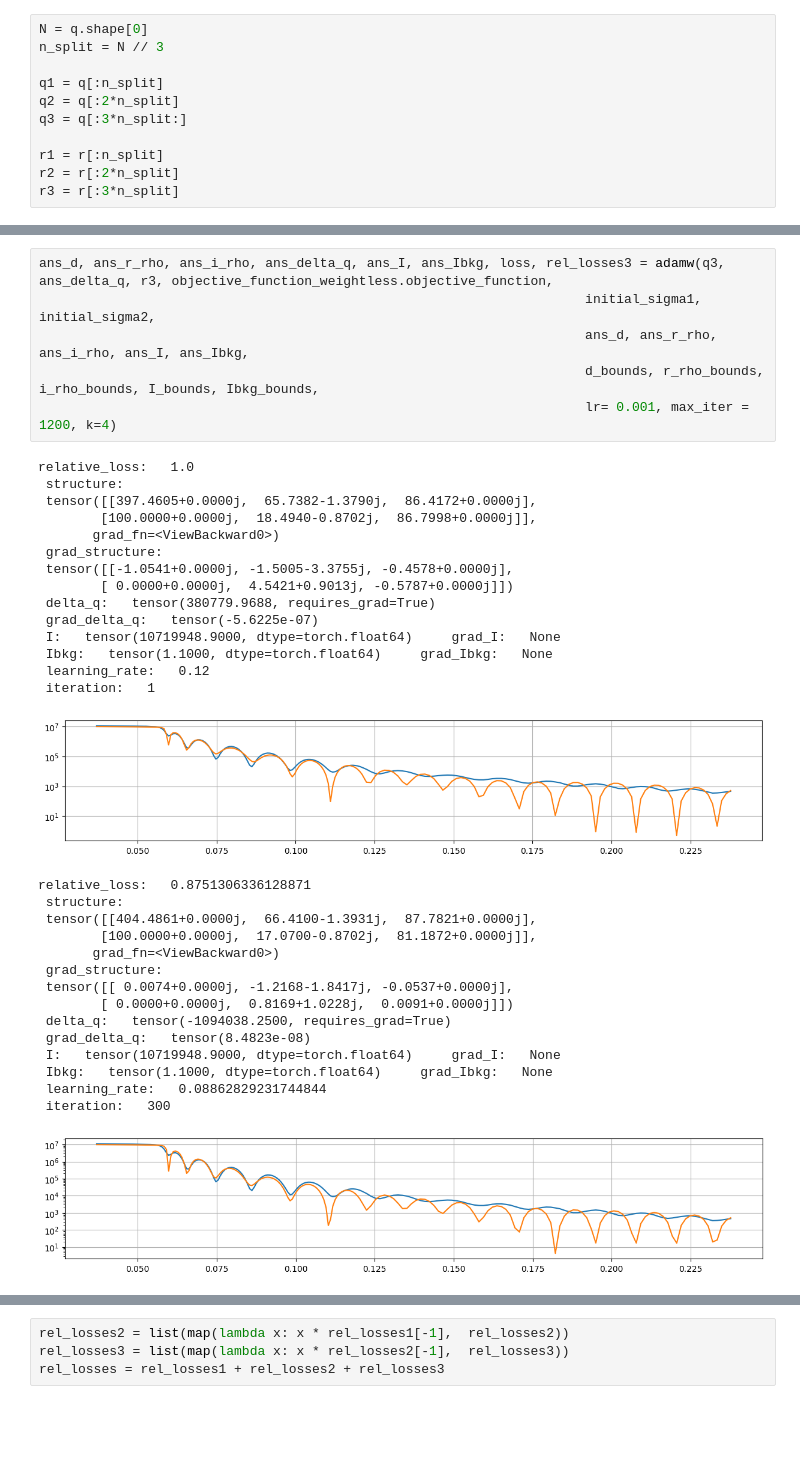
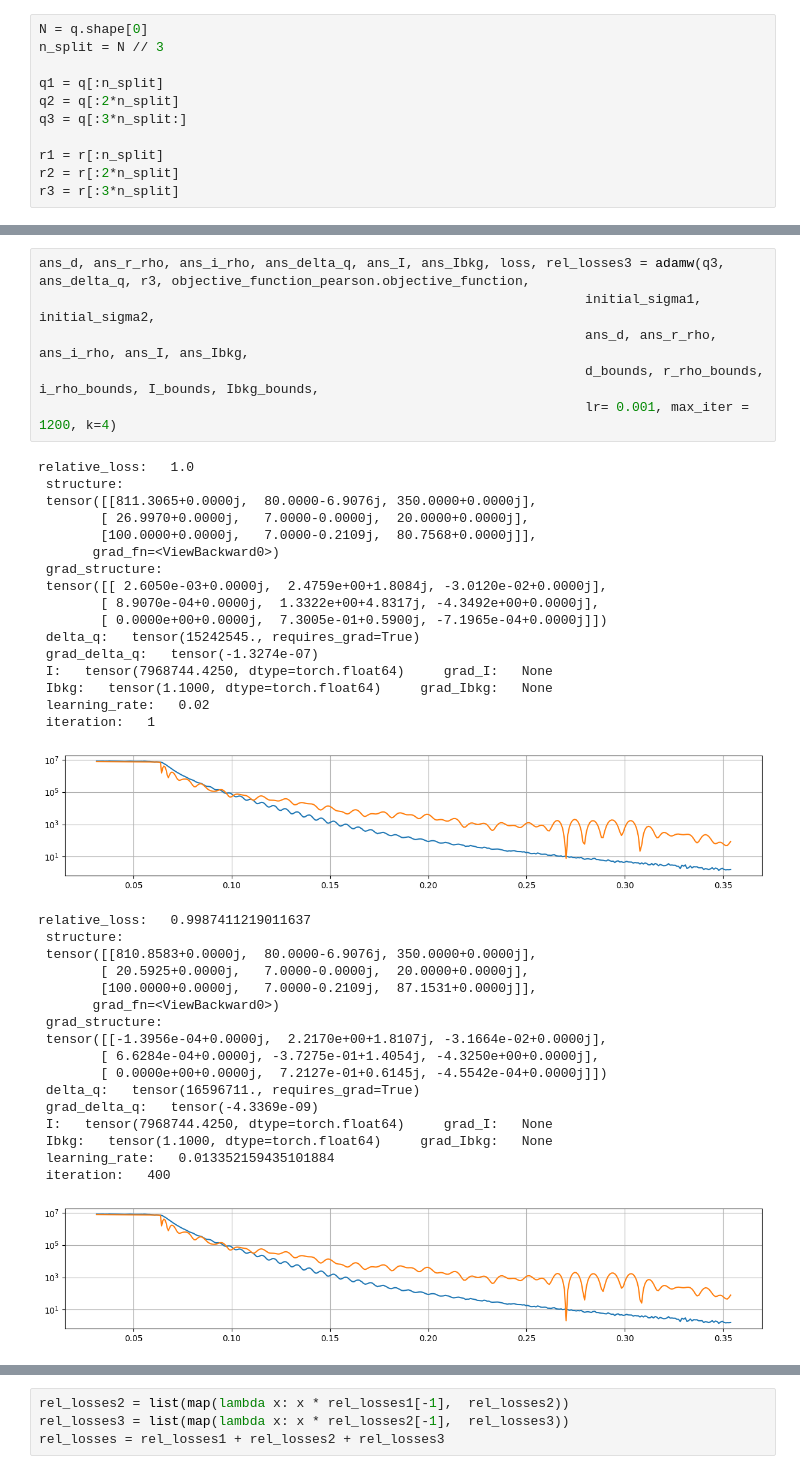
Before and after one commit to bool8192/Reflectometry, a Jupyter notebook: Documents/REF/fitting_experiment_pie/fitting.ipynb, the cells around one changed output, grey strips where cells are left out. Saved outputs shown, nothing was run; the diff lists cells and outputs as text; blank space fills up the shorter version.

```diff
--- a/Documents/REF/fitting_experiment_pie/fitting.ipynb
+++ b/Documents/REF/fitting_experiment_pie/fitting.ipynb
@@ -215,37 +233,41 @@ relative_loss:   0.9712131155111341
 # %%
-ans_d, ans_r_rho, ans_i_rho, ans_delta_q, ans_I, ans_Ibkg, loss, rel_losses3 = adamw(q3, ans_delta_q, r3, objective_function_weightless.objective_function,
+ans_d, ans_r_rho, ans_i_rho, ans_delta_q, ans_I, ans_Ibkg, loss, rel_losses3 = adamw(q3, ans_delta_q, r3, objective_function_pearson.objective_function,
                                                                       initial_sigma1, initial_sigma2,
                                                                       ans_d, ans_r_rho, ans_i_rho, ans_I, ans_Ibkg,
                                                                       d_bounds, r_rho_bounds, i_rho_bounds, I_bounds, Ibkg_bounds,
                                                                       lr= 0.001, max_iter = 1200, k=4)
 # %% [output]
 relative_loss:   1.0
  structure:
- tensor([[397.4605+0.0000j,  65.7382-1.3790j,  86.4172+0.0000j],
-        [100.0000+0.0000j,  18.4940-0.8702j,  86.7998+0.0000j]],
+ tensor([[811.3065+0.0000j,  80.0000-6.9076j, 350.0000+0.0000j],
+        [ 26.9970+0.0000j,   7.0000-0.0000j,  20.0000+0.0000j],
+        [100.0000+0.0000j,   7.0000-0.2109j,  80.7568+0.0000j]],
        grad_fn=<ViewBackward0>)
  grad_structure:
- tensor([[-1.0541+0.0000j, -1.5005-3.3755j, -0.4578+0.0000j],
-        [ 0.0000+0.0000j,  4.5421+0.9013j, -0.5787+0.0000j]])
- delta_q:   tensor(380779.9688, requires_grad=True)
- grad_delta_q:   tensor(-5.6225e-07)
- I:   tensor(10719948.9000, dtype=torch.float64)     grad_I:   None
+ tensor([[ 2.6050e-03+0.0000j,  2.4759e+00+1.8084j, -3.0120e-02+0.0000j],
+        [ 8.9070e-04+0.0000j,  1.3322e+00+4.8317j, -4.3492e+00+0.0000j],
+        [ 0.0000e+00+0.0000j,  7.3005e-01+0.5900j, -7.1965e-04+0.0000j]])
+ delta_q:   tensor(15242545., requires_grad=True)
+ grad_delta_q:   tensor(-1.3274e-07)
+ I:   tensor(7968744.4250, dtype=torch.float64)     grad_I:   None
  Ibkg:   tensor(1.1000, dtype=torch.float64)     grad_Ibkg:   None
- learning_rate:   0.12
+ learning_rate:   0.02
  iteration:   1
-[figure, old version]
+[figure, new version]
-relative_loss:   0.8751306336128871
+relative_loss:   0.9987411219011637
  structure:
- tensor([[404.4861+0.0000j,  66.4100-1.3931j,  87.7821+0.0000j],
-        [100.0000+0.0000j,  17.0700-0.8702j,  81.1872+0.0000j]],
+ tensor([[810.8583+0.0000j,  80.0000-6.9076j, 350.0000+0.0000j],
+        [ 20.5925+0.0000j,   7.0000-0.0000j,  20.0000+0.0000j],
+        [100.0000+0.0000j,   7.0000-0.2109j,  87.1531+0.0000j]],
        grad_fn=<ViewBackward0>)
  grad_structure:
- tensor([[ 0.0074+0.0000j, -1.2168-1.8417j, -0.0537+0.0000j],
-        [ 0.0000+0.0000j,  0.8169+1.0228j,  0.0091+0.0000j]])
- delta_q:   tensor(-1094038.2500, requires_grad=True)
- grad_delta_q:   tensor(8.4823e-08)
- I:   tensor(10719948.9000, dtype=torch.float64)     grad_I:   None
+ tensor([[-1.3956e-04+0.0000j,  2.2170e+00+1.8107j, -3.1664e-02+0.0000j],
+        [ 6.6284e-04+0.0000j, -3.7275e-01+1.4054j, -4.3250e+00+0.0000j],
+        [ 0.0000e+00+0.0000j,  7.2127e-01+0.6145j, -4.5542e-04+0.0000j]])
+ delta_q:   tensor(16596711., requires_grad=True)
+ grad_delta_q:   tensor(-4.3369e-09)
+ I:   tensor(7968744.4250, dtype=torch.float64)     grad_I:   None
  Ibkg:   tensor(1.1000, dtype=torch.float64)     grad_Ibkg:   None
- learning_rate:   0.08862829231744844
- iteration:   300
+ learning_rate:   0.013352159435101884
+ iteration:   400
-[figure, old version]
+[figure, new version]
```
Also changed, not shown: parts of 9 cells of this notebook, 3 other files.
